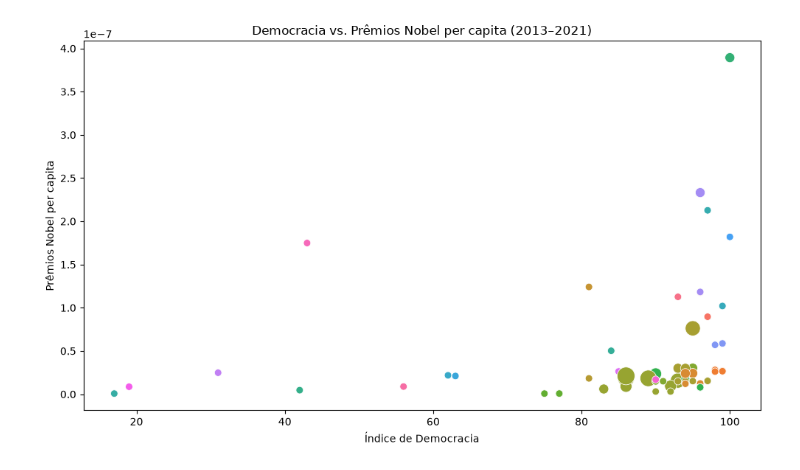
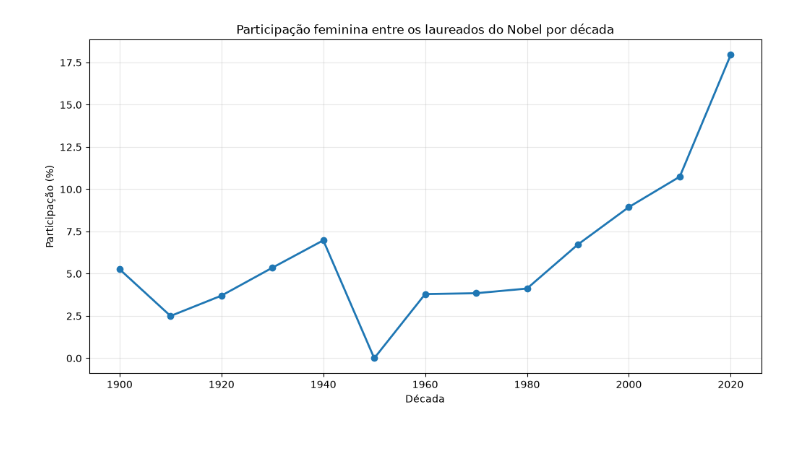
Before and after one commit to FelipeSoares-code/analise-laureados-premio-nobel, a Jupyter notebook: nb.ipynb, the cells around one changed output. Saved outputs shown, nothing was run; the diff lists cells and outputs as text; code cells hidden in the pictures; blank space fills up the shorter version.

Commit message:
adicinei um gráfico de linhas para analisar a evolução da quantidade de mulheres vencedoras do nobel

```diff
--- a/nb.ipynb
+++ b/nb.ipynb
@@ -6,28 +6,3 @@ nobelPorNac = orgn.nobelPorNac(laureados)
 democracias = orgn.democracias()
 populacao = fn.extrairPopulacao()
 correl = fn.correlDemocrNobel(laureados, democracias, populacao)
-# %%
-import matplotlib.pyplot as plt
-import seaborn as sns
-
-df_filtrado = correl[correl["premios_per_capita"] > 0].copy()
-
-plt.figure(figsize=(10, 6))
-
-sns.scatterplot(
-    data=df_filtrado,
-    x="pontos",
-    y="premios_per_capita",
-    hue="pais",
-    size="premios",
-    sizes=(50, 300),
-    legend=False
-)
-
-plt.title("Democracia vs. Prêmios Nobel per capita (2013–2021)")
-plt.xlabel("Índice de Democracia")
-plt.ylabel("Prêmios Nobel per capita")
-plt.tight_layout()
-plt.show()
-# %% [output]
-[figure, removed]
@@ -33,0 +34,20 @@ plt.show()
+# %%
+import matplotlib.pyplot as plt
+
+plt.figure(figsize=(12,6))
+
+plt.plot(
+    participacao_geral["decada"],
+    participacao_geral["percentual"],
+    marker="o",
+    linewidth=2
+)
+
+plt.title("Participação feminina entre os laureados do Nobel por década")
+plt.xlabel("Década")
+plt.ylabel("Participação (%)")
+plt.grid(alpha=0.3)
+
+plt.show()
+# %% [output]
+[figure, added]
```
Also changed, not shown: parts of 5 cells of this notebook, 3 other files.
